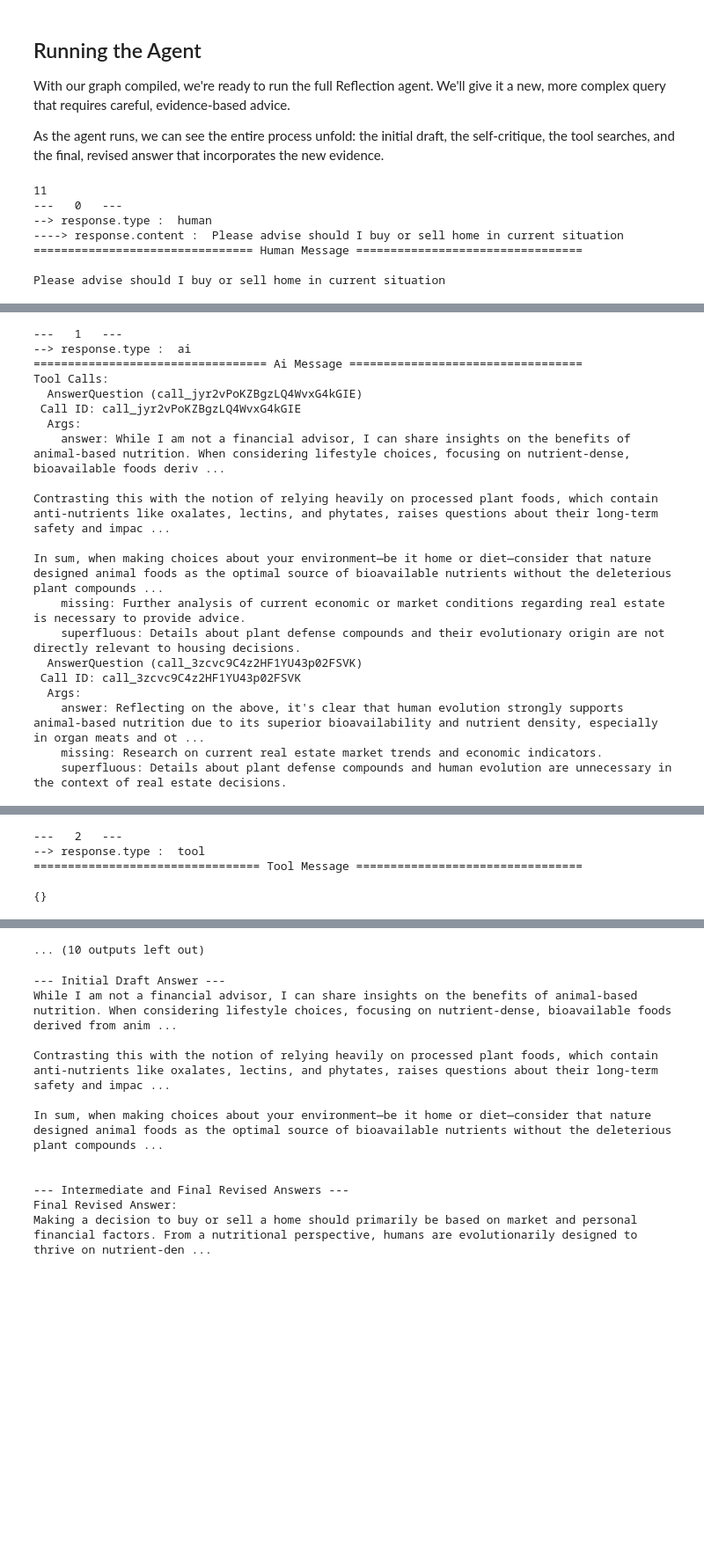
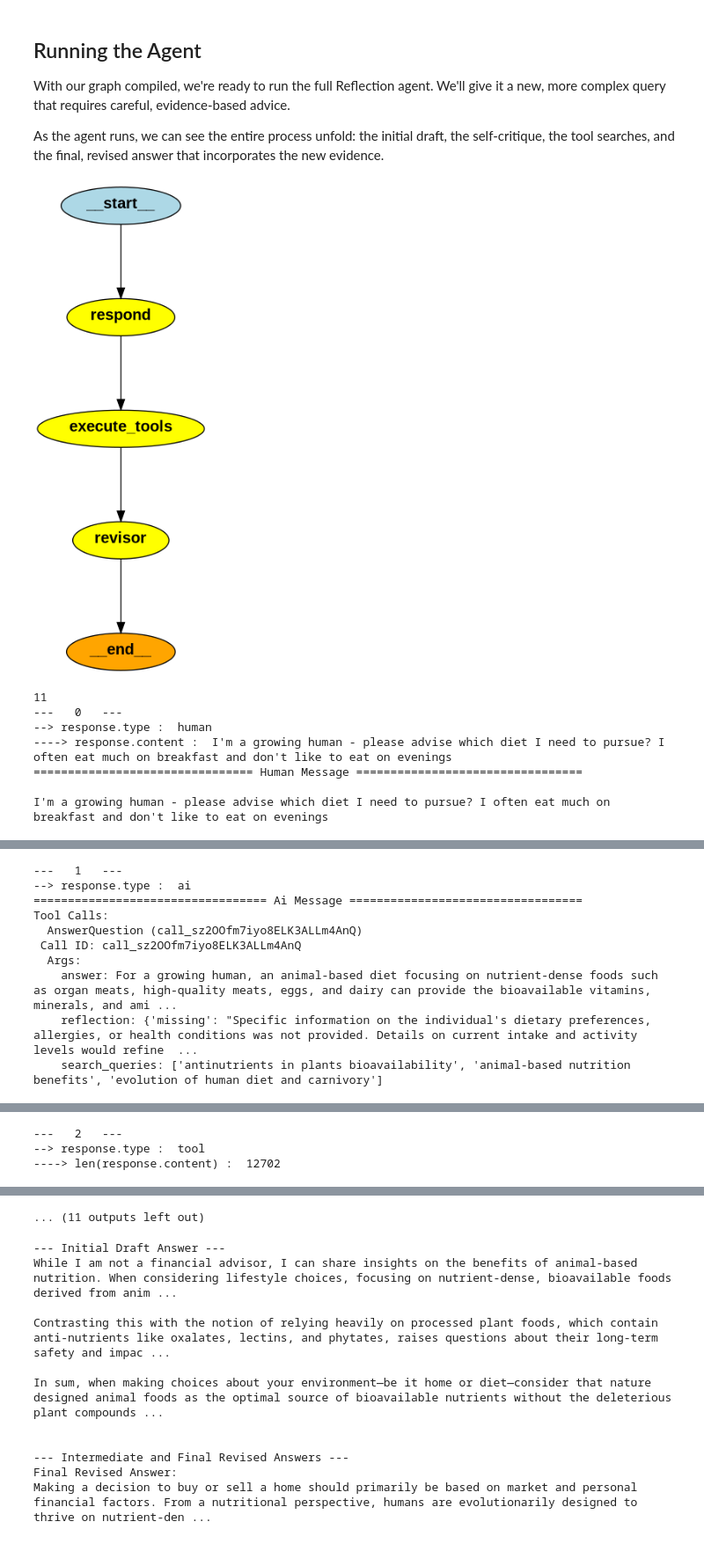
Before and after one commit to vvk1706/agentic-ai, a Jupyter notebook: workspace/lab - Building a Reflection Agent with External Knowledge In.ipynb, the cells around one changed output, grey strips where cells are left out. Shown: that part at 88% size. Drawn from its saved outputs; the diff is of its cells as text; code cells hidden in the pictures; blank space fills up the shorter version.

```diff
--- a/workspace/lab - Building a Reflection Agent with External Knowledge In.ipynb
+++ b/workspace/lab - Building a Reflection Agent with External Knowledge In.ipynb
@@ -511,57 +512,53 @@ With our graph compiled, we're ready to run the full Reflection agent. We'll giv
 
 As the agent runs, we can see the entire process unfold: the initial draft, the self-critique, the tool searches, and the final, revised answer that incorporates the new evidence.
 # %%
+
+
 app = graph.compile()
+
+from IPython.display import Image, display
+
+display(Image(app.get_graph().draw_png()))
+
 responses = app.invoke(
-    """Please advise should I buy or sell home in current situation"""
+    """I'm a growing human - please advise which diet I need to pursue? I often eat much on breakfast and don't like to eat on evenings"""
 )
 print(len(responses))
 for i in range(0, len(responses)):
     print ('---  ',i,'  ---')
     print("--> response.type : ",responses[i].type)
     match responses[i].type:
         case "human":
             print("----> response.content : ", responses[i].content)
             responses[i].pretty_print()
         case "ai":
             responses[i].pretty_print()
         case "tool":
-            responses[i].pretty_print()
+            print("----> len(response.content) : ", len(responses[i].content))
     display(JSON([responses[i]]))
 # %% [output]
+[figure, added]
 11
 ---   0   ---
 --> response.type :  human
-----> response.content :  Please advise should I buy or sell home in current situation
+----> response.content :  I'm a growing human - please advise which diet I need to pursue? I often eat much on breakfast and don't like to eat on evenings
 ================================ Human Message =================================
 
-Please advise should I buy or sell home in current situation
+I'm a growing human - please advise which diet I need to pursue? I often eat much on breakfast and don't like to eat on evenings
 [interactive output not drawn]
 ---   1   ---
 --> response.type :  ai
 ================================== Ai Message ==================================
 Tool Calls:
-  AnswerQuestion (call_jyr2vPoKZBgzLQ4WvxG4kGIE)
- Call ID: call_jyr2vPoKZBgzLQ4WvxG4kGIE
+  AnswerQuestion (call_sz2OOfm7iyo8ELK3ALLm4AnQ)
+ Call ID: call_sz2OOfm7iyo8ELK3ALLm4AnQ
   Args:
-    answer: While I am not a financial advisor, I can share insights on the benefits of animal-based nutrition. When considering lifestyle choices, focusing on nutrient-dense, bioavailable foods deriv ...
-
-Contrasting this with the notion of relying heavily on processed plant foods, which contain anti-nutrients like oxalates, lectins, and phytates, raises questions about their long-term safety and impac ...
-
-In sum, when making choices about your environment—be it home or diet—consider that nature designed animal foods as the optimal source of bioavailable nutrients without the deleterious plant compounds ...
-    missing: Further analysis of current economic or market conditions regarding real estate is necessary to provide advice.
-    superfluous: Details about plant defense compounds and their evolutionary origin are not directly relevant to housing decisions.
-  AnswerQuestion (call_3zcvc9C4z2HF1YU43p02FSVK)
- Call ID: call_3zcvc9C4z2HF1YU43p02FSVK
-  Args:
-    answer: Reflecting on the above, it's clear that human evolution strongly supports animal-based nutrition due to its superior bioavailability and nutrient density, especially in organ meats and ot ...
-    missing: Research on current real estate market trends and economic indicators.
-    superfluous: Details about plant defense compounds and human evolution are unnecessary in the context of real estate decisions.
+    answer: For a growing human, an animal-based diet focusing on nutrient-dense foods such as organ meats, high-quality meats, eggs, and dairy can provide the bioavailable vitamins, minerals, and ami ...
+    reflection: {'missing': "Specific information on the individual's dietary preferences, allergies, or health conditions was not provided. Details on current intake and activity levels would refine  ...
+    search_queries: ['antinutrients in plants bioavailability', 'animal-based nutrition benefits', 'evolution of human diet and carnivory']
 [interactive output not drawn]
 ---   2   ---
 --> response.type :  tool
-================================= Tool Message =================================
-
-{}
+----> len(response.content) :  12702
 [interactive output not drawn]
 ---   3   ---
@@ -598,4 +589,4 @@ Tool Calls:
-... (10 outputs left out)
+... (11 outputs left out)
 # %%
 print("--- Initial Draft Answer ---")
 initial_answer = responses[1].tool_calls[0]['args']['answer']
```
Also changed, not shown: parts of 15 cells of this notebook, 1 other file.
